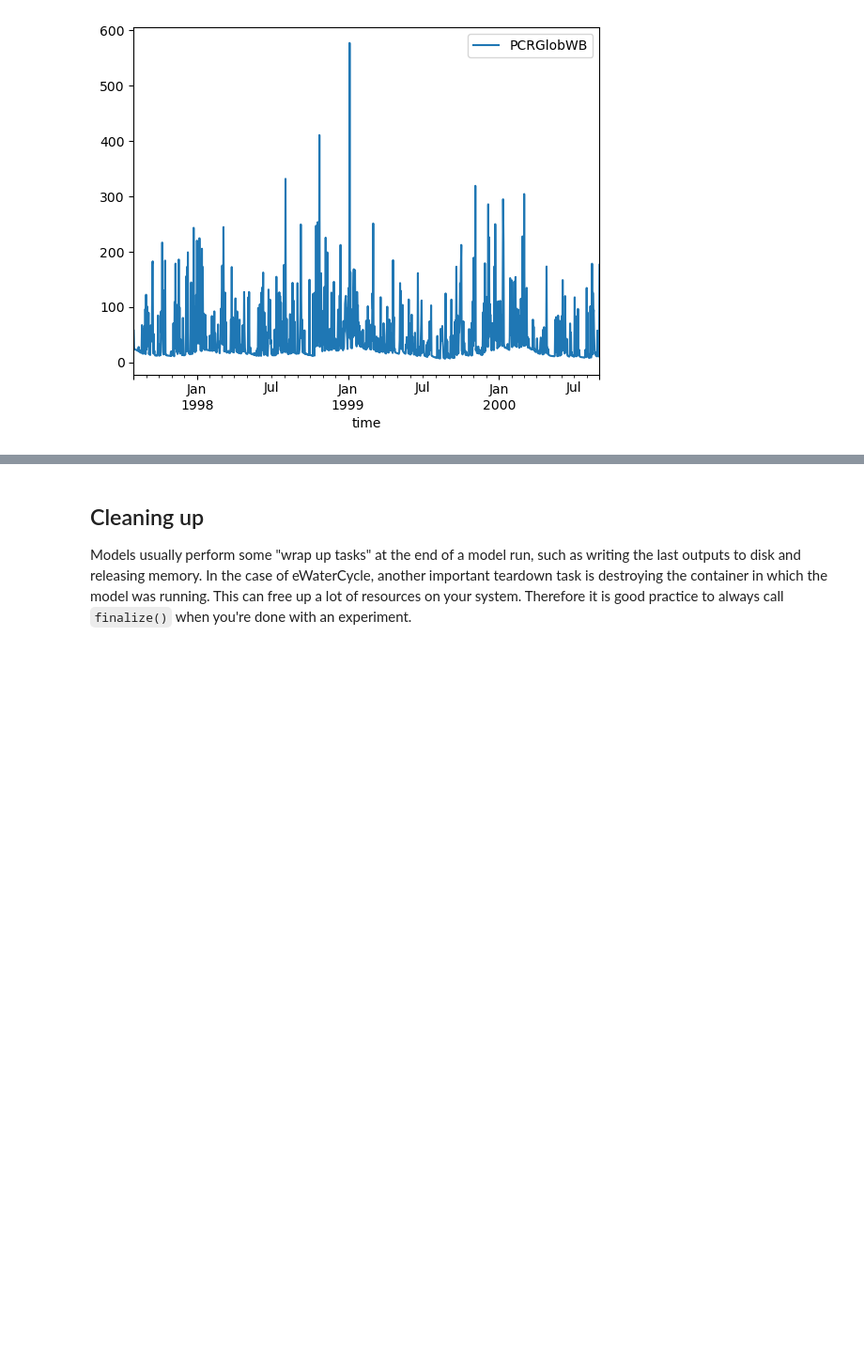
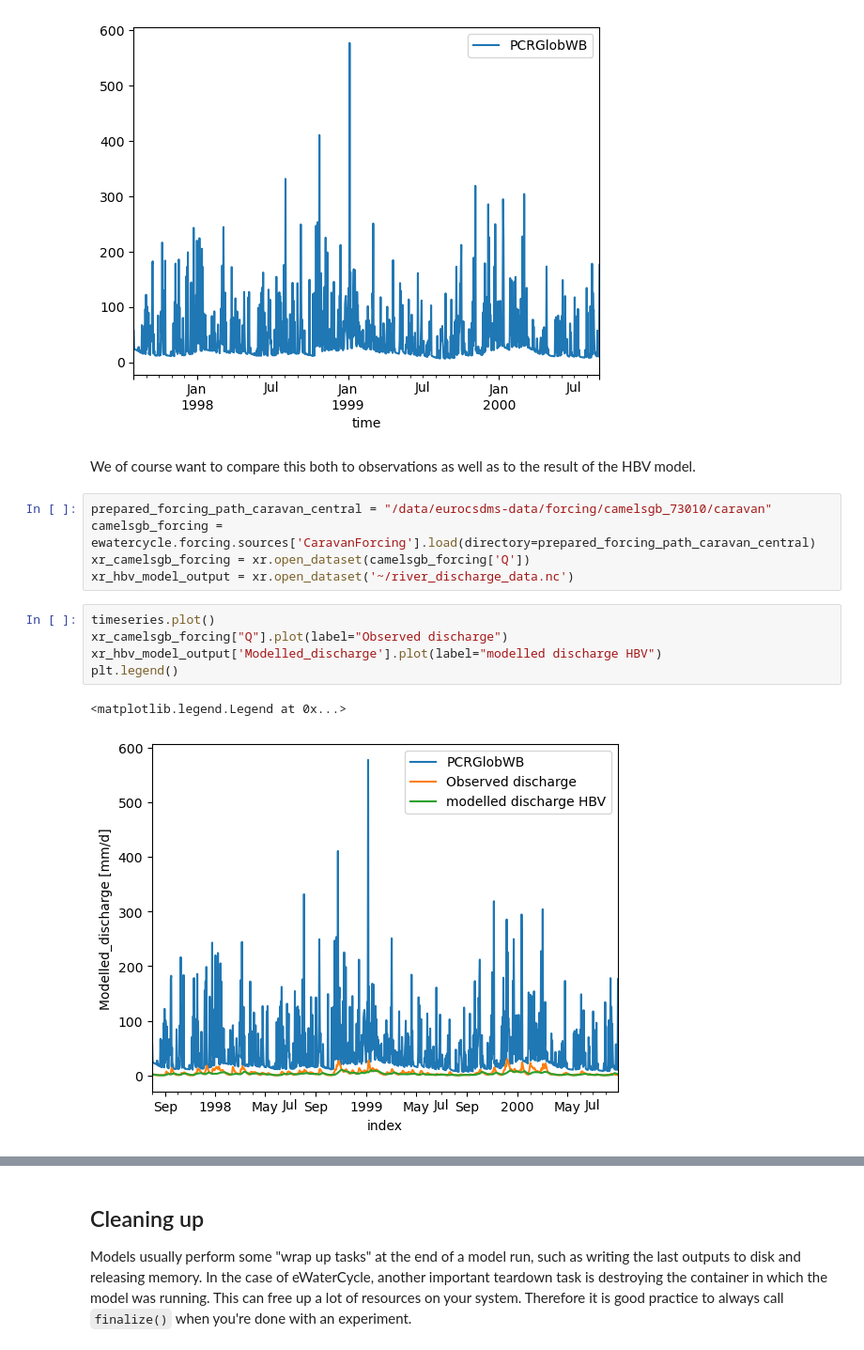
Before and after one commit to eWaterCycle/eurocsdms_workshop, a Jupyter notebook: book/oneModel/additional/pcrglobwb/example_model_run_pcrglobwb.ipynb, the cells around one changed output, grey strips where cells are left out. Shown at 94% size. Cells and saved outputs as stored; diff of their text form; blank space fills up the shorter version.

Commit message:
added HBV output to PCRGlobWB
needs to run! now a mess!

```diff
--- a/book/oneModel/additional/pcrglobwb/example_model_run_pcrglobwb.ipynb
+++ b/book/oneModel/additional/pcrglobwb/example_model_run_pcrglobwb.ipynb
@@ -207,3 +210,18 @@ timeseries.plot()
 # %% [output]
 <Axes: xlabel='time'>
 [figure]
+# %% [markdown]
+We of course want to compare this both to observations as well as to the result of the HBV model.
+# %%
+prepared_forcing_path_caravan_central = "/data/eurocsdms-data/forcing/camelsgb_73010/caravan"
+camelsgb_forcing = ewatercycle.forcing.sources['CaravanForcing'].load(directory=prepared_forcing_path_caravan_central)
+xr_camelsgb_forcing = xr.open_dataset(camelsgb_forcing['Q'])
+xr_hbv_model_output = xr.open_dataset('~/river_discharge_data.nc')
+# %%
+timeseries.plot()
+xr_camelsgb_forcing["Q"].plot(label="Observed discharge")
+xr_hbv_model_output['Modelled_discharge'].plot(label="modelled discharge HBV")
+plt.legend()
+# %% [output]
+<matplotlib.legend.Legend at 0x...>
+[figure, added]
```
Also changed, not shown: parts of 7 cells of this notebook, 1 other file.
